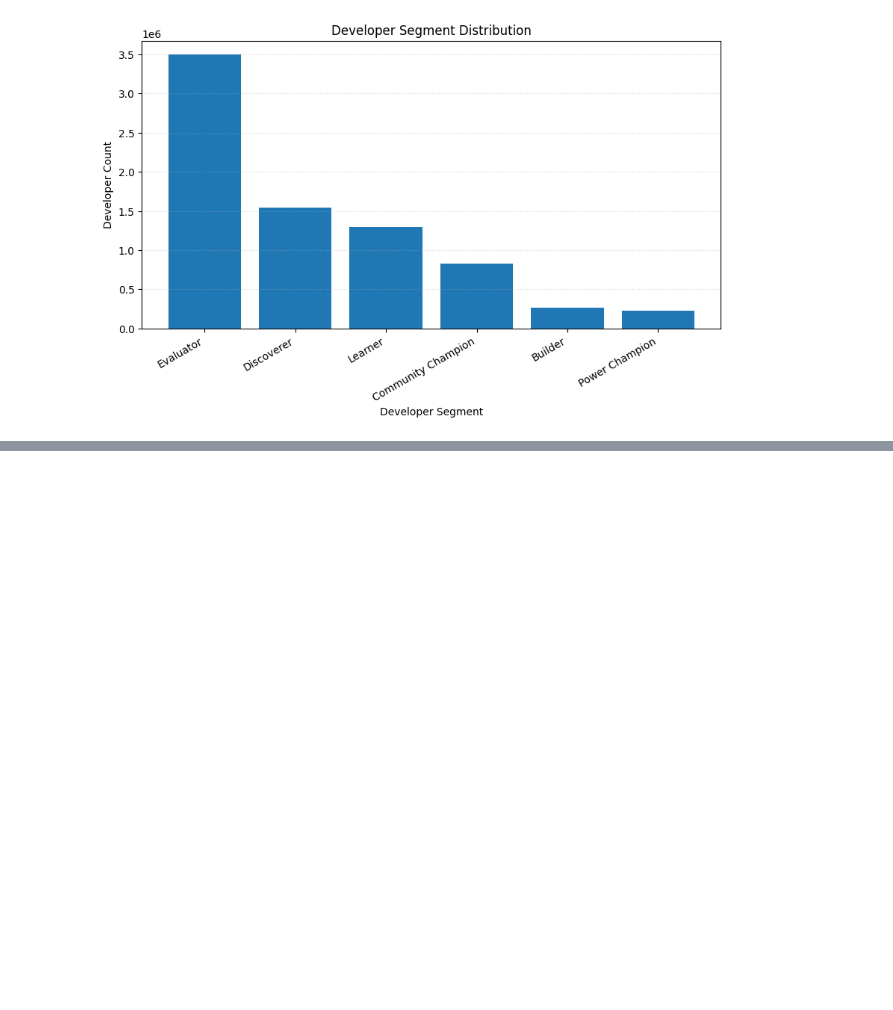
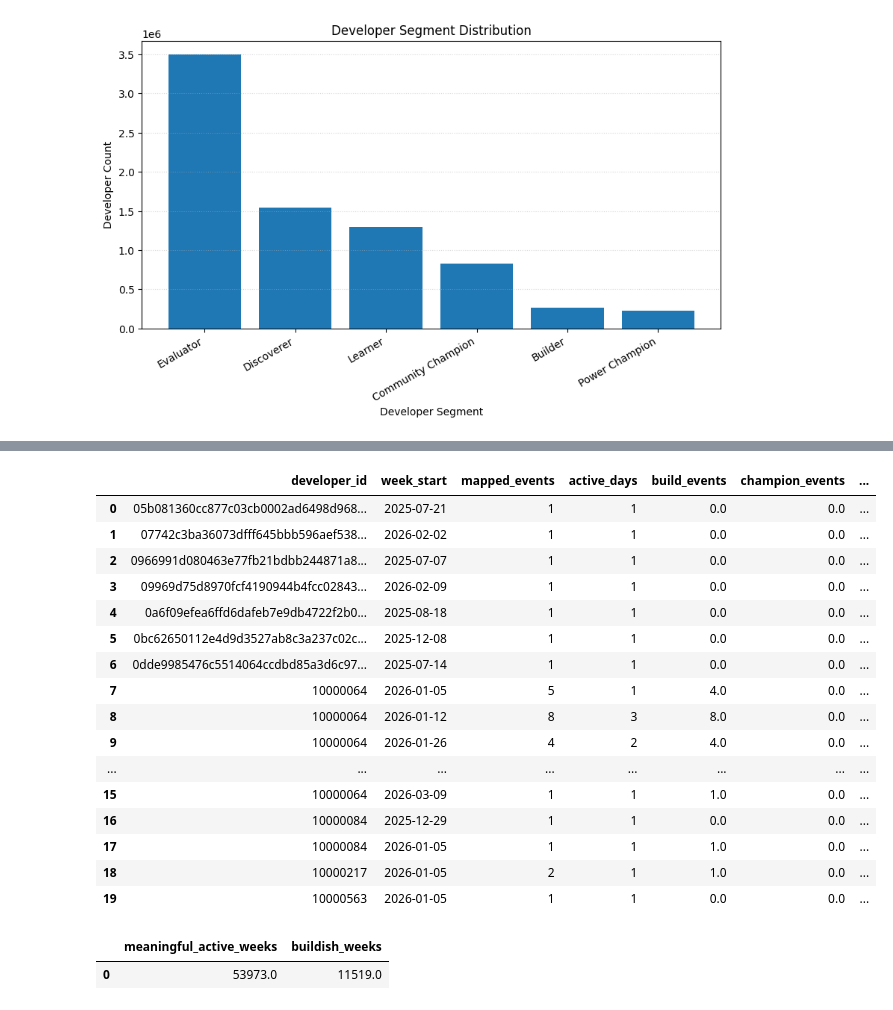
Before and after one commit to WBDoran/Spring2026_IndustryProject, a Jupyter notebook: DeveloperJourney.ipynb, the cells around one changed output, grey strips where cells are left out. Saved outputs shown, nothing was run; the diff lists cells and outputs as text; code cells hidden in the pictures; blank space fills up the shorter version.

```diff
--- a/DeveloperJourney.ipynb
+++ b/DeveloperJourney.ipynb
@@ -660,0 +969,69 @@ plt.show()
+# %%
+con.execute("""
+CREATE OR REPLACE TABLE dev_weekly_activity_v1 AS
+WITH weekly AS (
+    SELECT
+        developer_id,
+        week_start,
+        COUNT(*) AS mapped_events,
+        COUNT(DISTINCT activity_day) AS active_days,
+        SUM(CASE WHEN journey_stage = 'Build' THEN 1 ELSE 0 END) AS build_events,
+        SUM(CASE WHEN journey_stage = 'Champion' THEN 1 ELSE 0 END) AS champion_events,
+        SUM(CASE WHEN effort IN ('medium', 'high') THEN 1 ELSE 0 END) AS medium_high_events,
+        COUNT(DISTINCT CASE
+            WHEN journey_stage IN ('Learn', 'Evaluate') AND effort = 'low'
+            THEN activity_day
+        END) AS low_eval_learn_days
+    FROM sample_events_v1
+    GROUP BY 1, 2
+)
+SELECT
+    *,
+    CASE
+        WHEN build_events + champion_events > 0 THEN 1 ELSE 0
+    END AS buildish_week,
+    CASE
+        WHEN build_events + champion_events > 0 THEN 1
+        WHEN medium_high_events > 0 THEN 1
+        WHEN low_eval_learn_days >= 2 THEN 1
+        ELSE 0
+    END AS meaningful_active_week
+FROM weekly
+""")
+
+weekly_preview = con.execute("""
+SELECT *
+FROM dev_weekly_activity_v1
+ORDER BY developer_id, week_start
+LIMIT 20
+""").fetchdf()
+
+weekly_counts = con.execute("""
+SELECT
+    SUM(meaningful_active_week) AS meaningful_active_weeks,
+    SUM(buildish_week) AS buildish_weeks
+FROM dev_weekly_activity_v1
+""").fetchdf()
+
+display(weekly_preview)
+display(weekly_counts)
+# %% [output]
+|  | developer_id | week_start | mapped_events | active_days | build_events | champion_events | ... |
+| 0 | 05b081360cc877c03cb0002ad6498d968... | 2025-07-21 | 1 | 1 | 0.0 | 0.0 | ... |
+| 1 | 07742c3ba36073dfff645bbb596aef538... | 2026-02-02 | 1 | 1 | 0.0 | 0.0 | ... |
+| 2 | 0966991d080463e77fb21bdbb244871a8... | 2025-07-07 | 1 | 1 | 0.0 | 0.0 | ... |
+| 3 | 09969d75d8970fcf4190944b4fcc02843... | 2026-02-09 | 1 | 1 | 0.0 | 0.0 | ... |
+| 4 | 0a6f09efea6ffd6dafeb7e9db4722f2b0... | 2025-08-18 | 1 | 1 | 0.0 | 0.0 | ... |
+| 5 | 0bc62650112e4d9d3527ab8c3a237c02c... | 2025-12-08 | 1 | 1 | 0.0 | 0.0 | ... |
+| 6 | 0dde9985476c5514064ccdbd85a3d6c97... | 2025-07-14 | 1 | 1 | 0.0 | 0.0 | ... |
+| 7 | 10000064 | 2026-01-05 | 5 | 1 | 4.0 | 0.0 | ... |
+| 8 | 10000064 | 2026-01-12 | 8 | 3 | 8.0 | 0.0 | ... |
+| 9 | 10000064 | 2026-01-26 | 4 | 2 | 4.0 | 0.0 | ... |
+| ... | ... | ... | ... | ... | ... | ... | ... |
+| 15 | 10000064 | 2026-03-09 | 1 | 1 | 1.0 | 0.0 | ... |
+| 16 | 10000084 | 2025-12-29 | 1 | 1 | 0.0 | 0.0 | ... |
+| 17 | 10000084 | 2026-01-05 | 1 | 1 | 1.0 | 0.0 | ... |
+| 18 | 10000217 | 2026-01-05 | 2 | 1 | 1.0 | 0.0 | ... |
+| 19 | 10000563 | 2026-01-05 | 1 | 1 | 0.0 | 0.0 | ... |
+|  | meaningful_active_weeks | buildish_weeks |
+| 0 | 53973.0 | 11519.0 |
```
Also changed, not shown: parts of 12 cells of this notebook.
